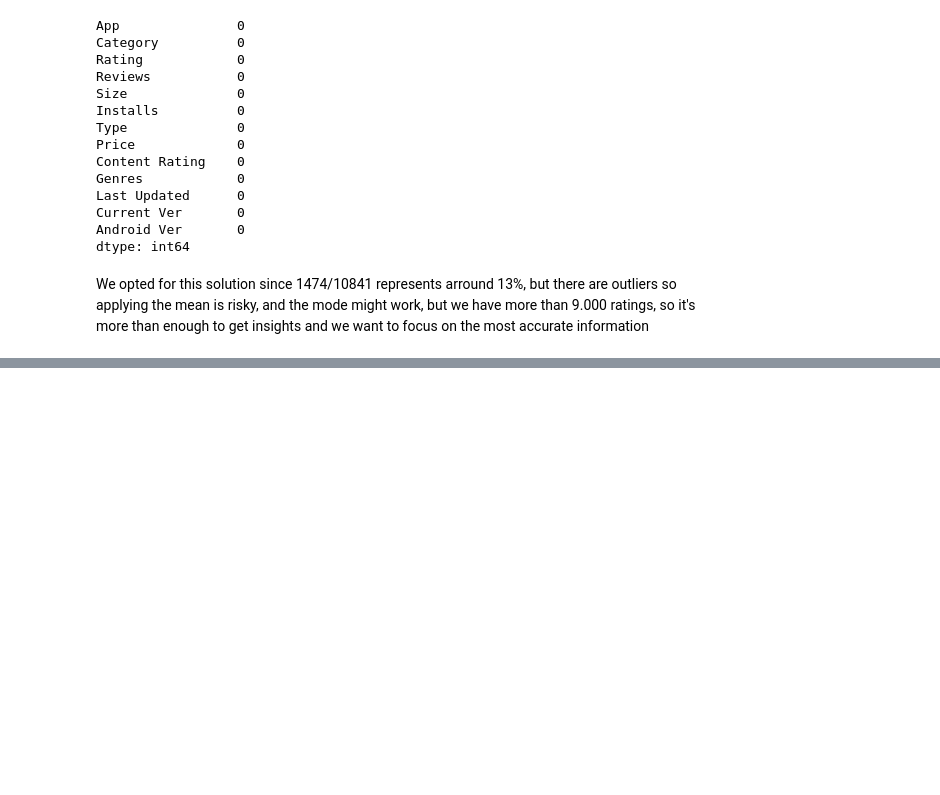
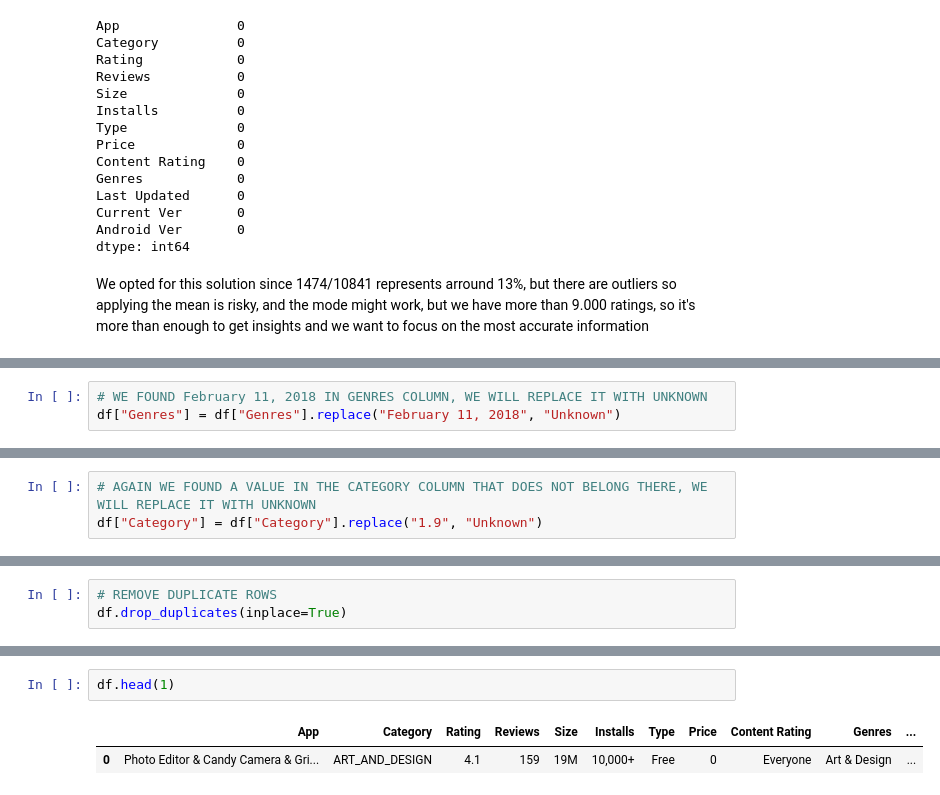
Before and after one commit to AlexMateu21/google-apps-mini-project, a Jupyter notebook: project2.ipynb, the cells around one changed output, grey strips where cells are left out. Cells and saved outputs as stored; diff of their text form; blank space fills up the shorter version.

```diff
--- a/project2.ipynb
+++ b/project2.ipynb
@@ -106,0 +137,3 @@ We opted for this solution since 1474/10841 represents arround 13%, but there ar
+# %%
+# WE FOUND February 11, 2018 IN GENRES COLUMN, WE WILL REPLACE IT WITH UNKNOWN
+df["Genres"] = df["Genres"].replace("February 11, 2018", "Unknown")
@@ -106,0 +153,3 @@ We opted for this solution since 1474/10841 represents arround 13%, but there ar
+# %%
+# AGAIN WE FOUND A VALUE IN THE CATEGORY COLUMN THAT DOES NOT BELONG THERE, WE WILL REPLACE IT WITH UNKNOWN
+df["Category"] = df["Category"].replace("1.9", "Unknown")
@@ -106,0 +162,3 @@ We opted for this solution since 1474/10841 represents arround 13%, but there ar
+# %%
+# REMOVE DUPLICATE ROWS
+df.drop_duplicates(inplace=True)
@@ -106,0 +190,5 @@ We opted for this solution since 1474/10841 represents arround 13%, but there ar
+# %%
+df.head(1)
+# %% [output]
+|  | App | Category | Rating | Reviews | Size | Installs | Type | Price | Content Rating | Genres | ... |
+| 0 | Photo Editor & Candy Camera & Gri... | ART_AND_DESIGN | 4.1 | 159 | 19M | 10,000+ | Free | 0 | Everyone | Art & Design | ... |
```
Also changed, not shown: parts of 14 cells of this notebook.
